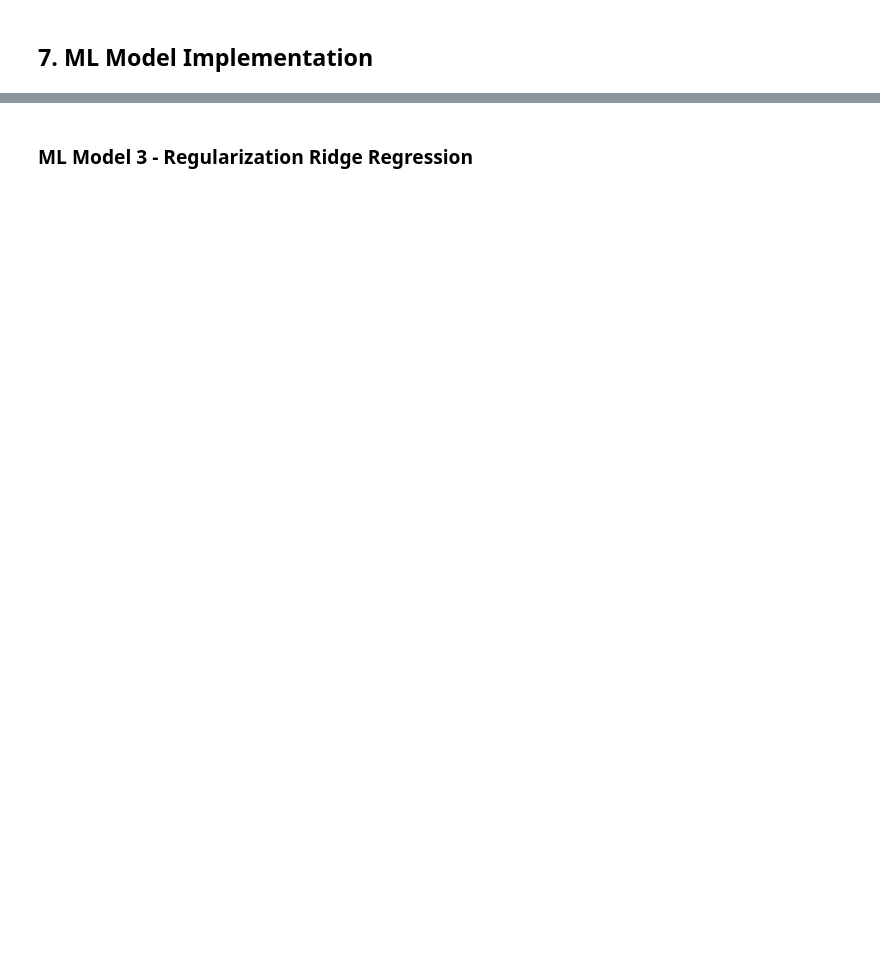
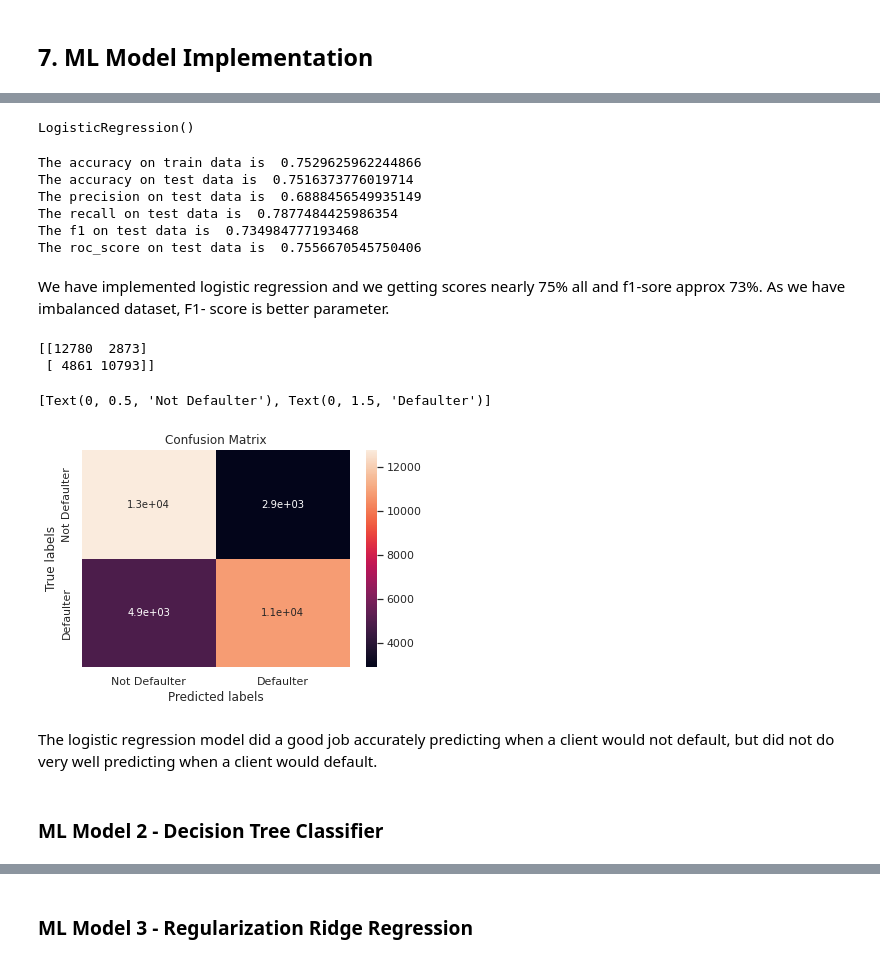
Before and after one commit to KrushnaChaure/Credit-Card-Default-Prediction, a Jupyter notebook: Krushna_Chaure_Credit_Card_Default_Prediction_Capstone_Project.ipynb, the cells around one changed output, grey strips where cells are left out. Saved outputs shown, nothing was run; the diff lists cells and outputs as text; code cells hidden in the pictures; blank space fills up the shorter version.

```diff
--- a/Krushna_Chaure_Credit_Card_Default_Prediction_Capstone_Project.ipynb
+++ b/Krushna_Chaure_Credit_Card_Default_Prediction_Capstone_Project.ipynb
@@ -1658,6 +1148,0 @@ Lasso regression is a regularization technique. It is used over regression metho
-# %%
-# Regularize Lasso Regression for the raw data
-# Instance the Regularize Lasso Regression object
-lasso  = Lasso(alpha=0.0001 , max_iter= 3000)
-# Fit the Algorithm
-lasso.fit(X_train, y_train)
@@ -1725,7 +1148,0 @@ array([ 141.22506046,   77.20492118,  -56.91573546,   15.31481962,
-# %%
-# we use Cross validation with GridSearch CV technique to identify The best fit alpha value for model
-# For raw data
-lasso = Lasso()
-parameters = {'alpha': [1e-15,1e-13,1e-10,1e-8,1e-5,1e-4,1e-3,1e-2,1e-1,1,5,10,20,30,40,45,50,55,60,100,0.0014]}
-lasso_regressor = GridSearchCV(lasso, parameters, scoring='neg_mean_squared_error', cv=5)
-lasso_regressor.fit(X_train, y_train)
@@ -1844,0 +1161,6 @@ plt.title('Actual and Predicted Time Duration')
+# %%
+# Fitting data into Logistic Regression
+logmodel = LogisticRegression()
+logmodel.fit(X_train, y_train)
+# %% [output]
+LogisticRegression()
@@ -1844,0 +1171,54 @@ plt.title('Actual and Predicted Time Duration')
+# %%
+# Get the predicted classes
+train_class_preds = logmodel.predict(X_train)
+test_class_preds = logmodel.predict(X_test)
+# %%
+# Getting all scores for Logistic Regression
+train_accuracy_lr = accuracy_score(train_class_preds,y_train)
+test_accuracy_lr = accuracy_score(test_class_preds,y_test)
+test_precision_score_lr = precision_score(test_class_preds,y_test)
+test_recall_score_lr = recall_score(test_class_preds,y_test)
+test_f1_score_lr = f1_score(test_class_preds,y_test)
+test_roc_score_lr = roc_auc_score(test_class_preds,y_test)
+
+print("The accuracy on train data is ", train_accuracy_lr)
+print("The accuracy on test data is ", test_accuracy_lr)
+print("The precision on test data is ", test_precision_score_lr)
+print("The recall on test data is ", test_recall_score_lr)
+print("The f1 on test data is ", test_f1_score_lr)
+print("The roc_score on test data is ", test_roc_score_lr)
+# %% [output]
+The accuracy on train data is  0.7529625962244866
+The accuracy on test data is  0.7516373776019714
+The precision on test data is  0.6888456549935149
+The recall on test data is  0.7877484425986354
+The f1 on test data is  0.734984777193468
+The roc_score on test data is  0.7556670545750406
+# %% [markdown]
+We have implemented logistic regression and we getting scores nearly 75% all and f1-sore approx 73%. As we have imbalanced dataset, F1- score is better parameter.
+# %%
+# Get the confusion matrix for both train and test
+
+labels = ['Not Defaulter', 'Defaulter']
+cm = confusion_matrix(y_train, train_class_preds)
+print(cm)
+
+#annot=True to annotate cells
+ax= plt.subplot()
+sns.heatmap(cm, annot=True, ax = ax)
+
+# labels, title and ticks
+ax.set_xlabel('Predicted labels')
+ax.set_ylabel('True labels')
+ax.set_title('Confusion Matrix')
+ax.xaxis.set_ticklabels(labels)
+ax.yaxis.set_ticklabels(labels)
+# %% [output]
+[[12780  2873]
+ [ 4861 10793]]
+[Text(0, 0.5, 'Not Defaulter'), Text(0, 1.5, 'Defaulter')]
+[figure, added]
+# %% [markdown]
+The logistic regression model did a good job accurately predicting when a client would not default, but did not do very well predicting when a client would default.
+# %% [markdown]
+###  ML Model 2 - **Decision Tree Classifier**
```
Also changed, not shown: parts of 267 cells of this notebook.
